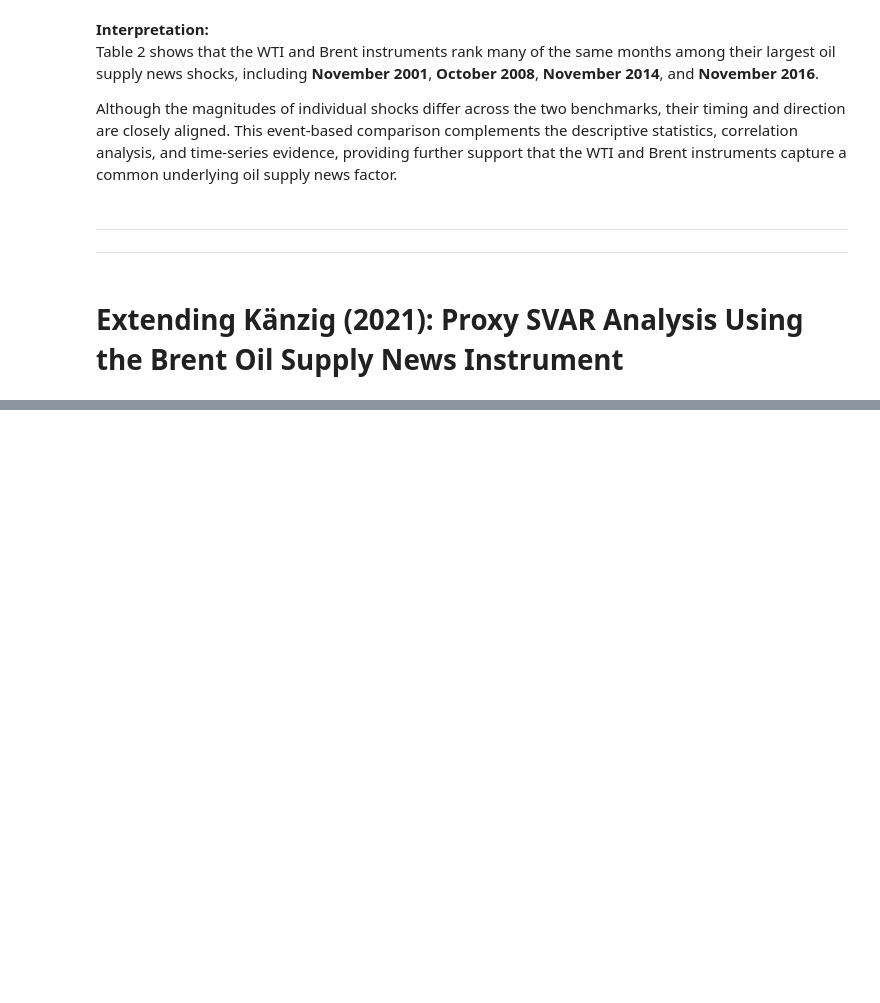
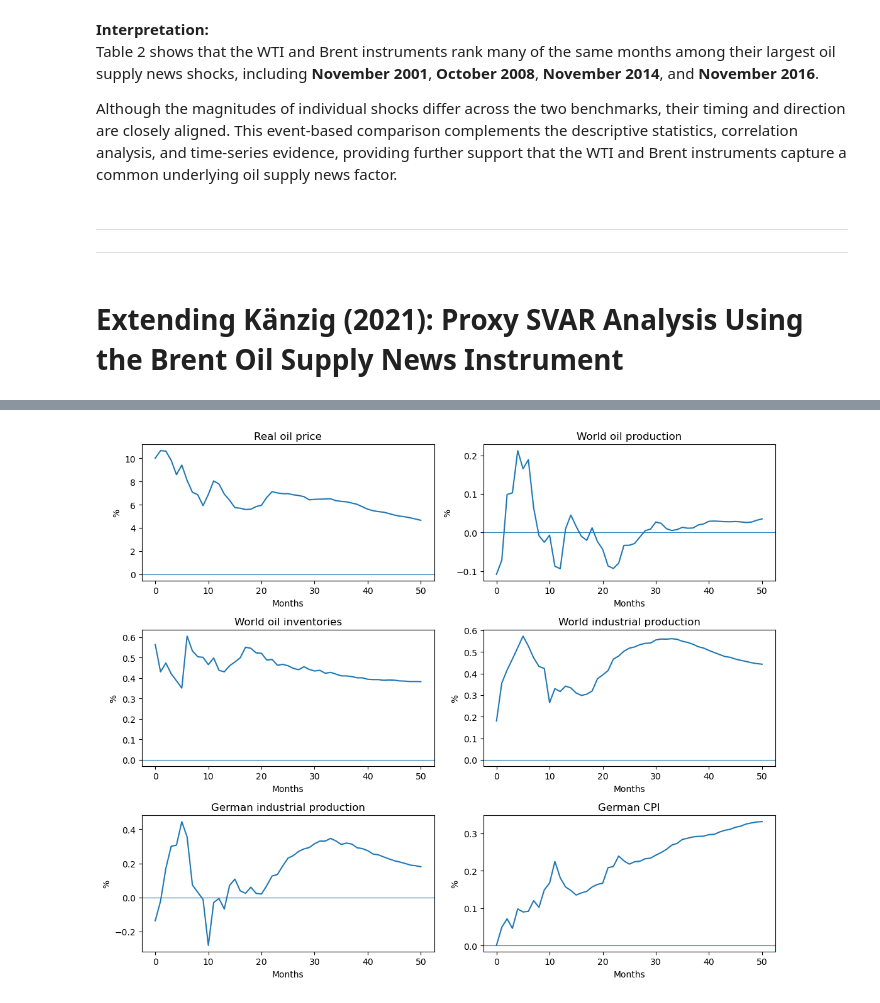
Before and after one commit to sedovanastasiia/macro_II_project, a Jupyter notebook: Yashna's Code/Code_Instrument_Replication.ipynb, the cells around one changed output, grey strips where cells are left out. Cells and saved outputs as stored; diff of their text form; code cells hidden in the pictures; blank space fills up the shorter version.

```diff
--- a/Yashna's Code/Code_Instrument_Replication.ipynb
+++ b/Yashna's Code/Code_Instrument_Replication.ipynb
@@ -1916,0 +2370,22 @@ Discuss:
+# %%
+horizon = 50
+
+ma_matrices = var_res.ma_rep(maxn=horizon)
+
+irfs = np.array([
+    ma_matrices[h] @ impact_vector
+    for h in range(horizon + 1)
+])
+
+irf_baseline = pd.DataFrame(
+    irfs,
+    columns=baseline_cols
+)
+
+irf_baseline.insert(
+    0,
+    "horizon",
+    np.arange(horizon + 1)
+)
+
+display(irf_baseline.head())
@@ -1916,0 +2399,24 @@ Discuss:
+# %%
+titles = {
+    "world_oil_price": "Real oil price",
+    "world_prod": "World oil production",
+    "world_inv": "World oil inventories",
+    "world_ip": "World industrial production",
+    "ip_de": "German industrial production",
+    "cpi_de": "German CPI"
+}
+
+fig, axes = plt.subplots(3, 2, figsize=(11, 9))
+axes = axes.flatten()
+
+for ax, col in zip(axes, baseline_cols):
+    ax.plot(irf_baseline["horizon"], irf_baseline[col])
+    ax.axhline(0, linewidth=0.8)
+    ax.set_title(titles[col])
+    ax.set_xlabel("Months")
+    ax.set_ylabel("%")
+
+plt.tight_layout()
+plt.show()
+# %% [output]
+[figure, added]
```
Also changed, not shown: parts of 38 cells of this notebook, 5 other files.
